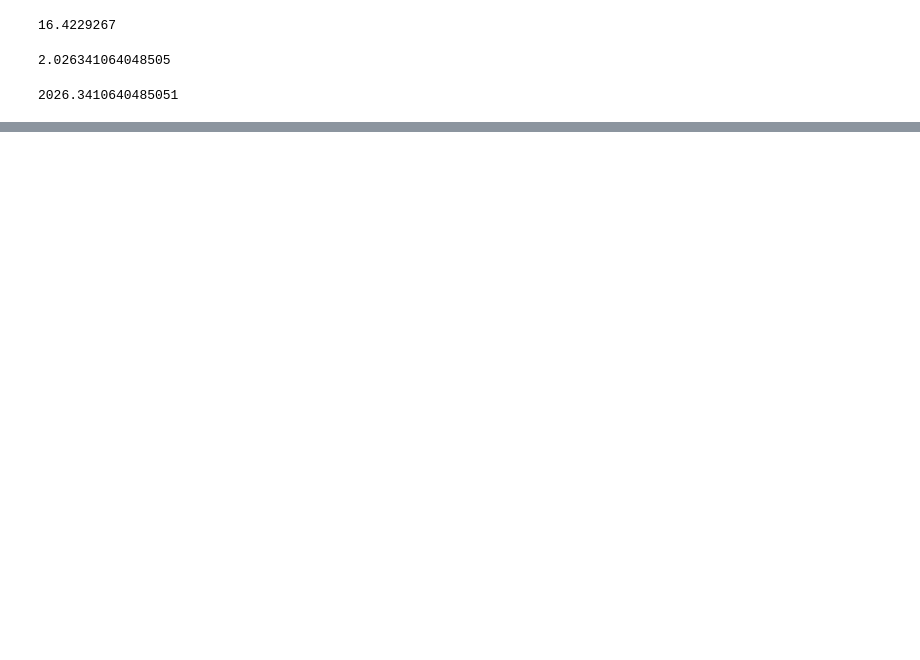
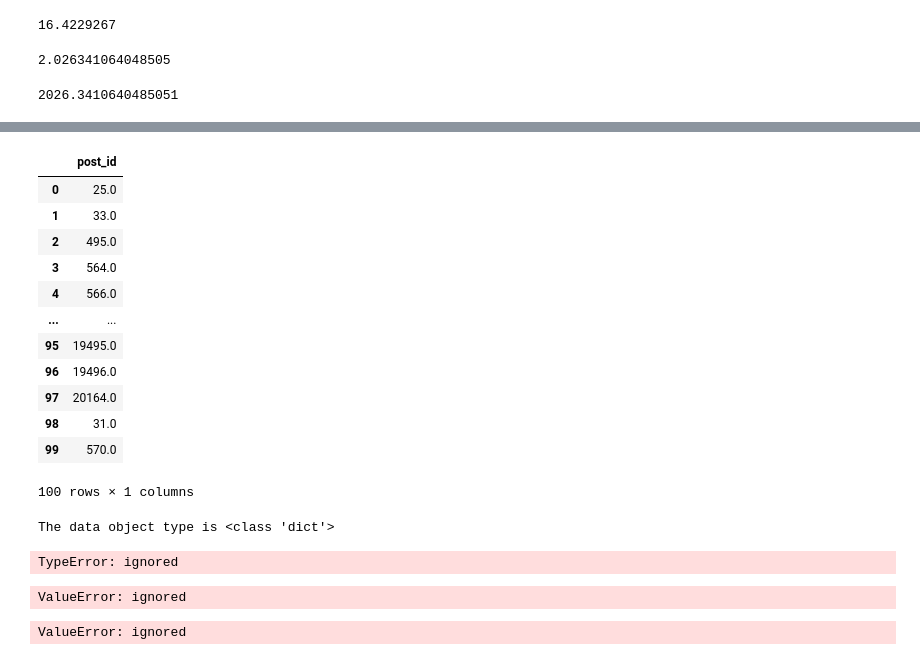
Before and after one commit to nannthd/bsc_dpdm22, a Jupyter notebook: [dataprep2]_GIS_point_of_interest_data.ipynb, the cells around one changed output, grey strips where cells are left out. Drawn from its saved outputs; the diff is of its cells as text; code cells hidden in the pictures; blank space fills up the shorter version.

```diff
--- a/[dataprep2]_GIS_point_of_interest_data.ipynb
+++ b/[dataprep2]_GIS_point_of_interest_data.ipynb
@@ -221,0 +243,26 @@ geopy.distance.geodesic(loc1,loc2).m # อันเดียวกันแต
+# %%
+table1 = home[['post_id']]
+table1
+# %% [output]
+|  | post_id |
+| 0 | 25.0 |
+| 1 | 33.0 |
+| 2 | 495.0 |
+| 3 | 564.0 |
+| 4 | 566.0 |
+| ... | ... |
+| 95 | 19495.0 |
+| 96 | 19496.0 |
+| 97 | 20164.0 |
+| 98 | 31.0 |
+| 99 | 570.0 |
+100 rows × 1 columns
+# %%
+data_json = this_json
+print("The data object type is",type(data_json))
+while not isinstance(data_json, dict):
+    # convert the data object into dict
+    data_json = json.loads(data_json)
+    print("After converting, the data object type is",type(data_json))
+# %% [output]
+The data object type is <class 'dict'>
@@ -221,0 +271,15 @@ geopy.distance.geodesic(loc1,loc2).m # อันเดียวกันแต
+# %%
+pd.read_json(StringIO(this_json), orient='columns').head()
+# %% [output]
+TypeError: ignored
+# %%
+pd.DataFrame.from_dict(data_json)
+# %% [output]
+ValueError: ignored
+# %%
+# Convert JSON file with index orient
+df = pd.read_json(this_json, orient ='index')
+# Display the Dataframe
+print(df)
+# %% [output]
+ValueError: ignored
```
Also changed, not shown: parts of 13 cells of this notebook.
